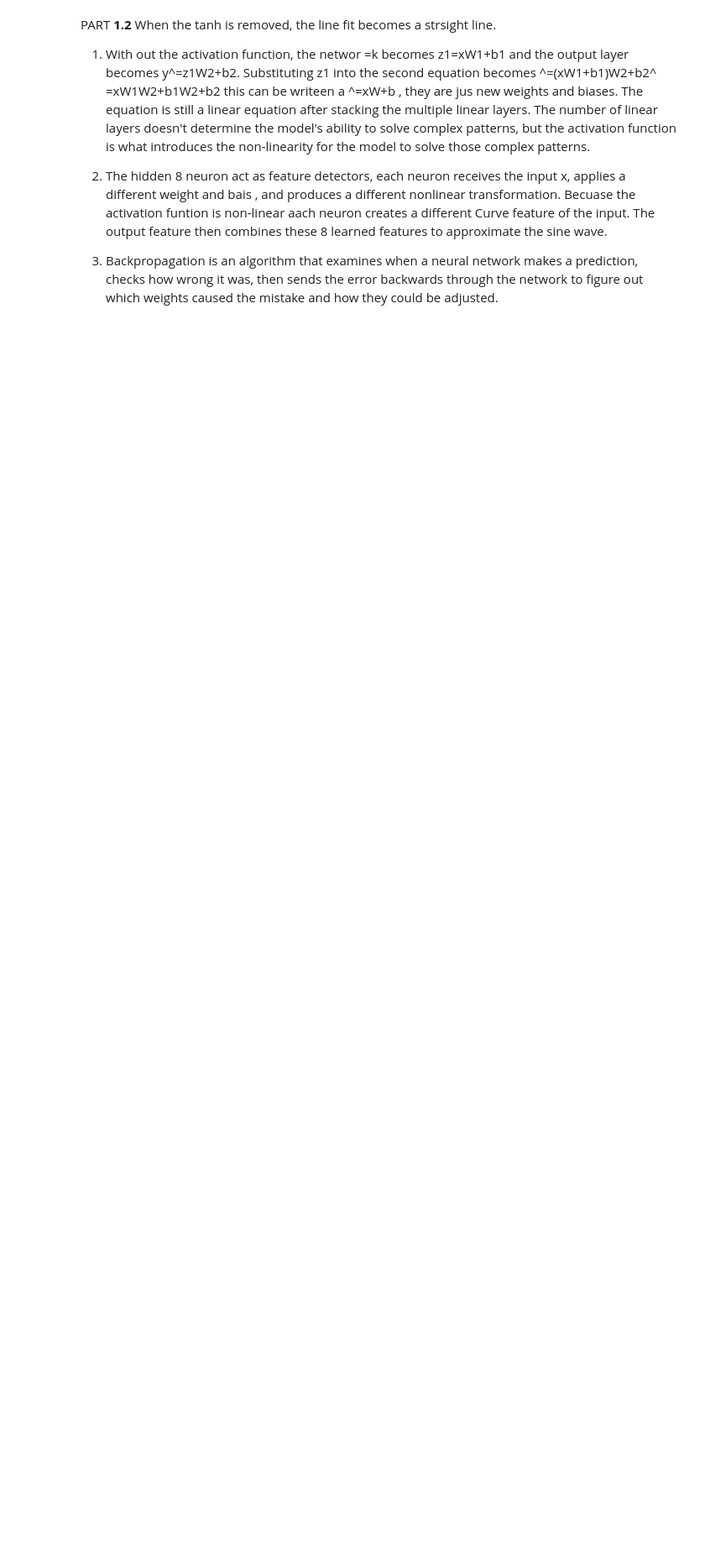
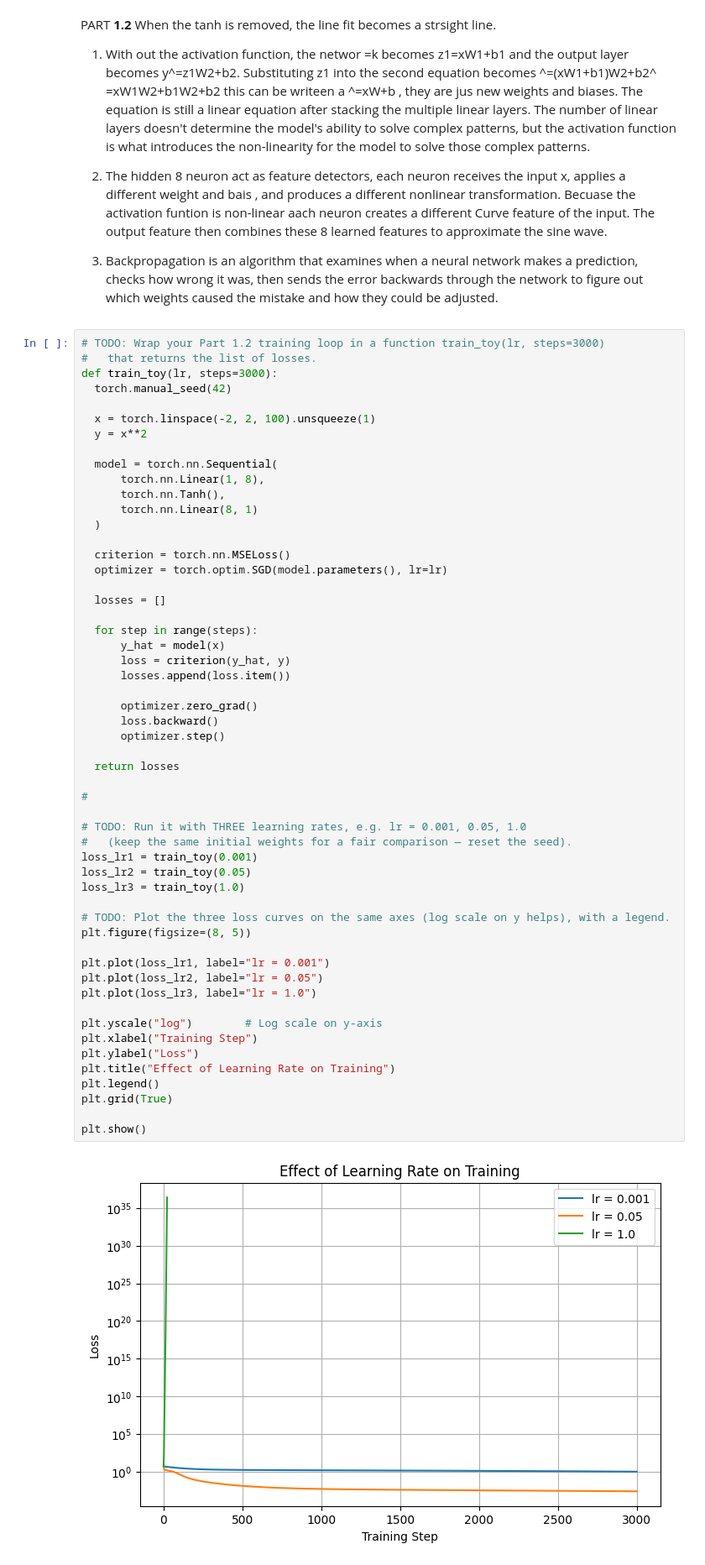
Before and after one commit to panindarkwah/Neural_NetworkLab---3, a Jupyter notebook: Lab_3.ipynb, the cells around one changed output. Shown at 84% size. Drawn from its saved outputs; the diff is of its cells as text; blank space fills up the shorter version.

Commit message:
Part 1.3 done

```diff
--- a/Lab_3.ipynb
+++ b/Lab_3.ipynb
@@ -225,3 +225,59 @@ When the tanh is removed, the line fit becomes a strsight line.
 2. The hidden 8 neuron act as feature detectors, each neuron receives the input x, applies a different weight and bais , and produces a different nonlinear transformation. Becuase the activation funtion is non-linear aach neuron creates a different Curve feature of the input. The output feature then combines these 8 learned features to approximate the sine wave.
 
 3. Backpropagation is an algorithm that examines when a neural network makes a prediction, checks how wrong it was, then sends the error backwards through the network to figure out which weights caused the mistake and how they could be adjusted.
+# %%
+# TODO: Wrap your Part 1.2 training loop in a function train_toy(lr, steps=3000)
+#   that returns the list of losses.
+def train_toy(lr, steps=3000):
+  torch.manual_seed(42)
+
+  x = torch.linspace(-2, 2, 100).unsqueeze(1)
+  y = x**2
+
+  model = torch.nn.Sequential(
+      torch.nn.Linear(1, 8),
+      torch.nn.Tanh(),
+      torch.nn.Linear(8, 1)
+  )
+
+  criterion = torch.nn.MSELoss()
+  optimizer = torch.optim.SGD(model.parameters(), lr=lr)
+
+  losses = []
+
+  for step in range(steps):
+      y_hat = model(x)
+      loss = criterion(y_hat, y)
+      losses.append(loss.item())
+
+      optimizer.zero_grad()
+      loss.backward()
+      optimizer.step()
+
+  return losses
+
+#
+
+# TODO: Run it with THREE learning rates, e.g. lr = 0.001, 0.05, 1.0
+#   (keep the same initial weights for a fair comparison — reset the seed).
+loss_lr1 = train_toy(0.001)
+loss_lr2 = train_toy(0.05)
+loss_lr3 = train_toy(1.0)
+
+# TODO: Plot the three loss curves on the same axes (log scale on y helps), with a legend.
+plt.figure(figsize=(8, 5))
+
+plt.plot(loss_lr1, label="lr = 0.001")
+plt.plot(loss_lr2, label="lr = 0.05")
+plt.plot(loss_lr3, label="lr = 1.0")
+
+plt.yscale("log")        # Log scale on y-axis
+plt.xlabel("Training Step")
+plt.ylabel("Loss")
+plt.title("Effect of Learning Rate on Training")
+plt.legend()
+plt.grid(True)
+
+plt.show()
+# %% [output]
+[figure, added]
```
Also changed, not shown: parts of 3 cells of this notebook.
